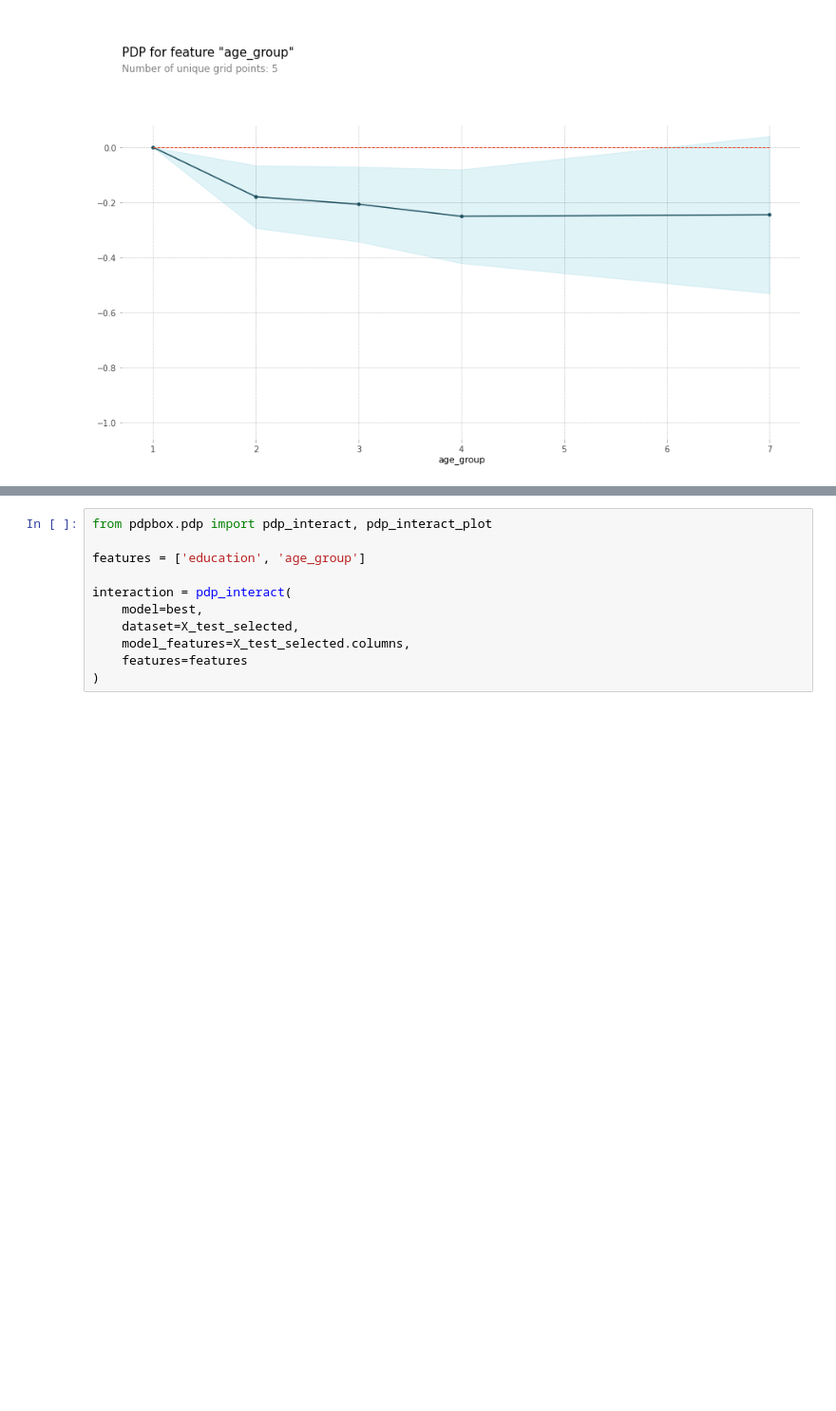
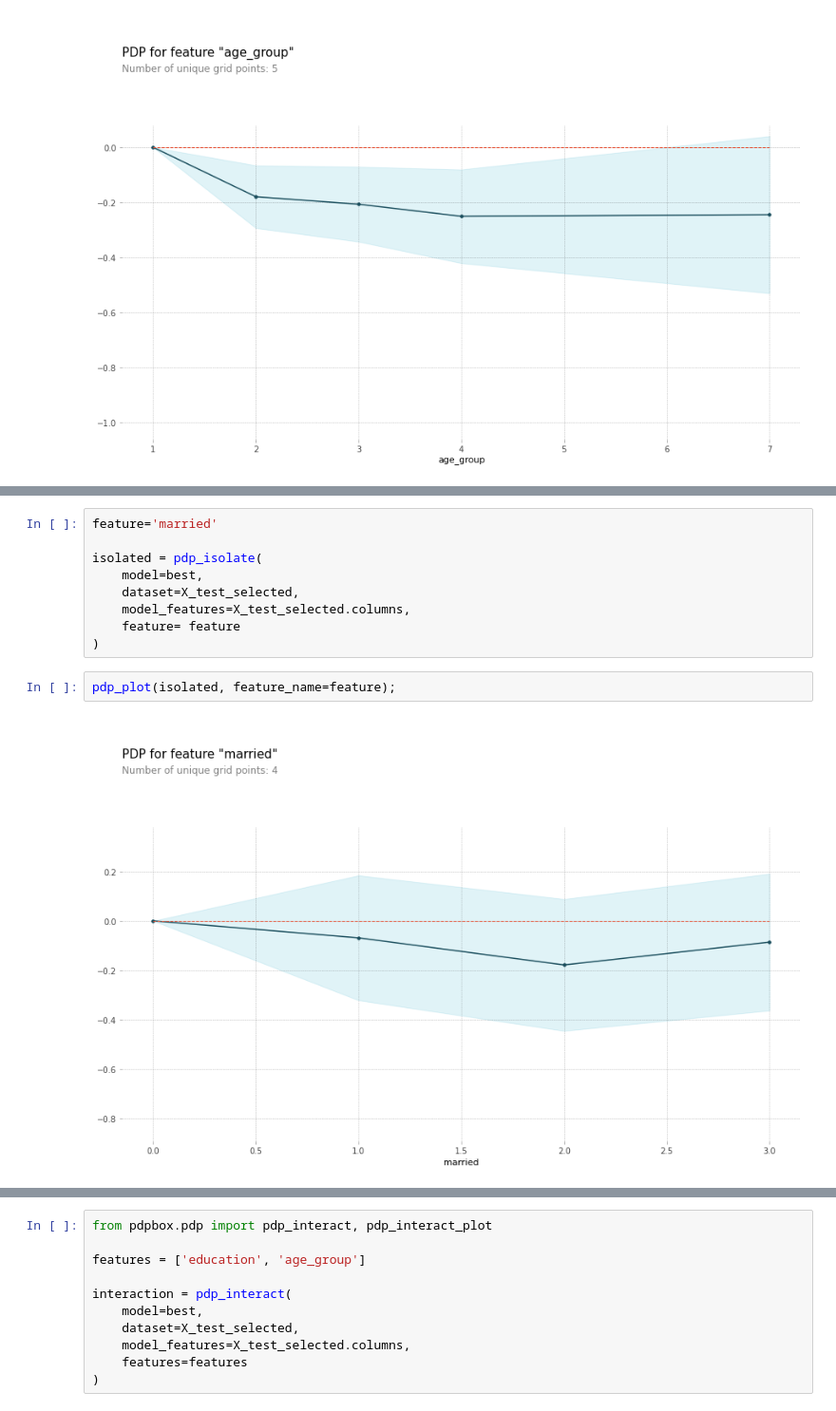
Before and after one commit to Alice1304/Section2_project, a Jupyter notebook: 0726_fin.ipynb, the cells around one changed output, grey strips where cells are left out. Shown at 95% size. Saved outputs shown, nothing was run; the diff lists cells and outputs as text; blank space fills up the shorter version.

```diff
--- a/0726_fin.ipynb
+++ b/0726_fin.ipynb
@@ -648,0 +675,13 @@ WARNING:matplotlib.font_manager:findfont: Font family ['Arial'] not found. Falli
+# %%
+feature='married'
+
+isolated = pdp_isolate(
+    model=best,
+    dataset=X_test_selected,
+    model_features=X_test_selected.columns,
+    feature= feature
+)
+# %%
+pdp_plot(isolated, feature_name=feature);
+# %% [output]
+[figure, added]
```
Also changed, not shown: parts of 6 cells of this notebook.
